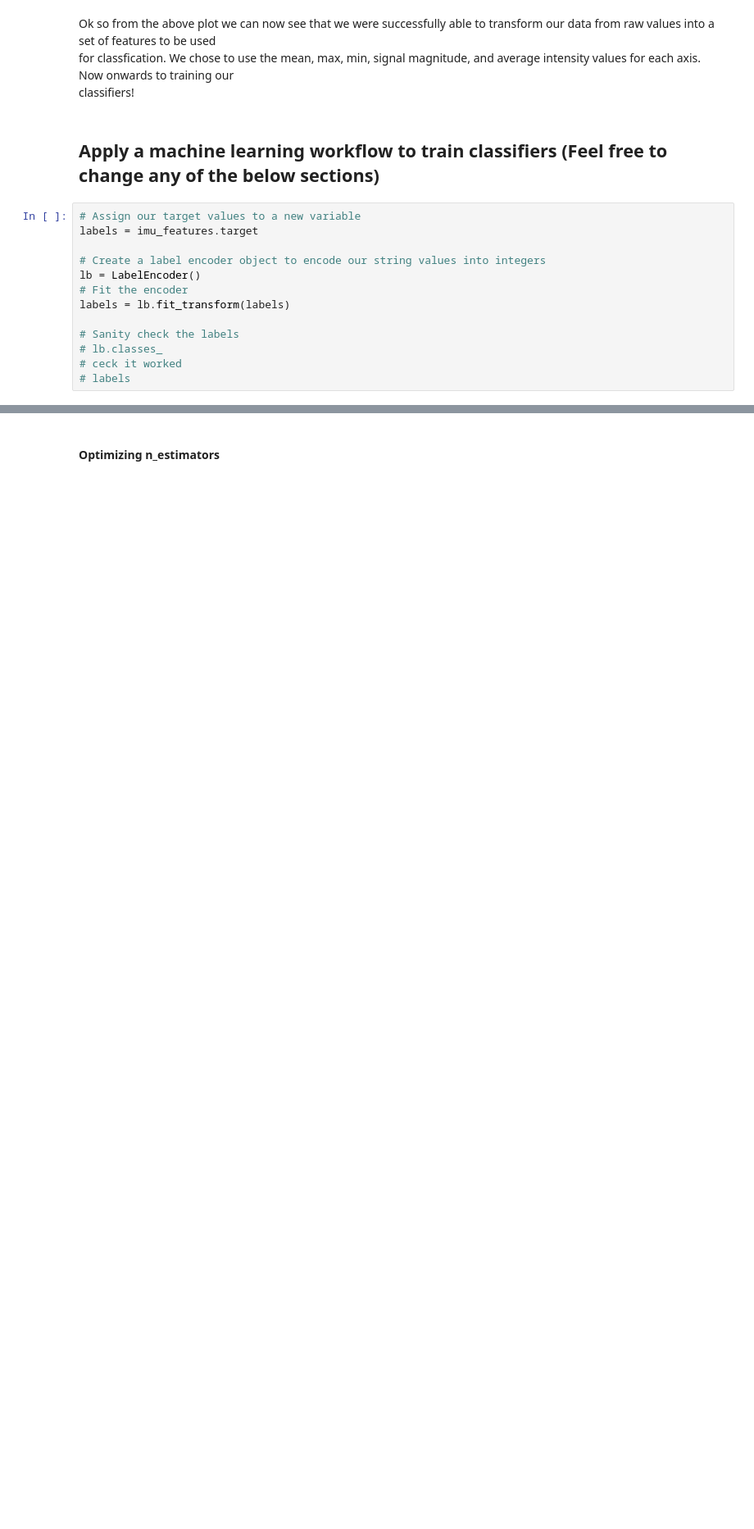
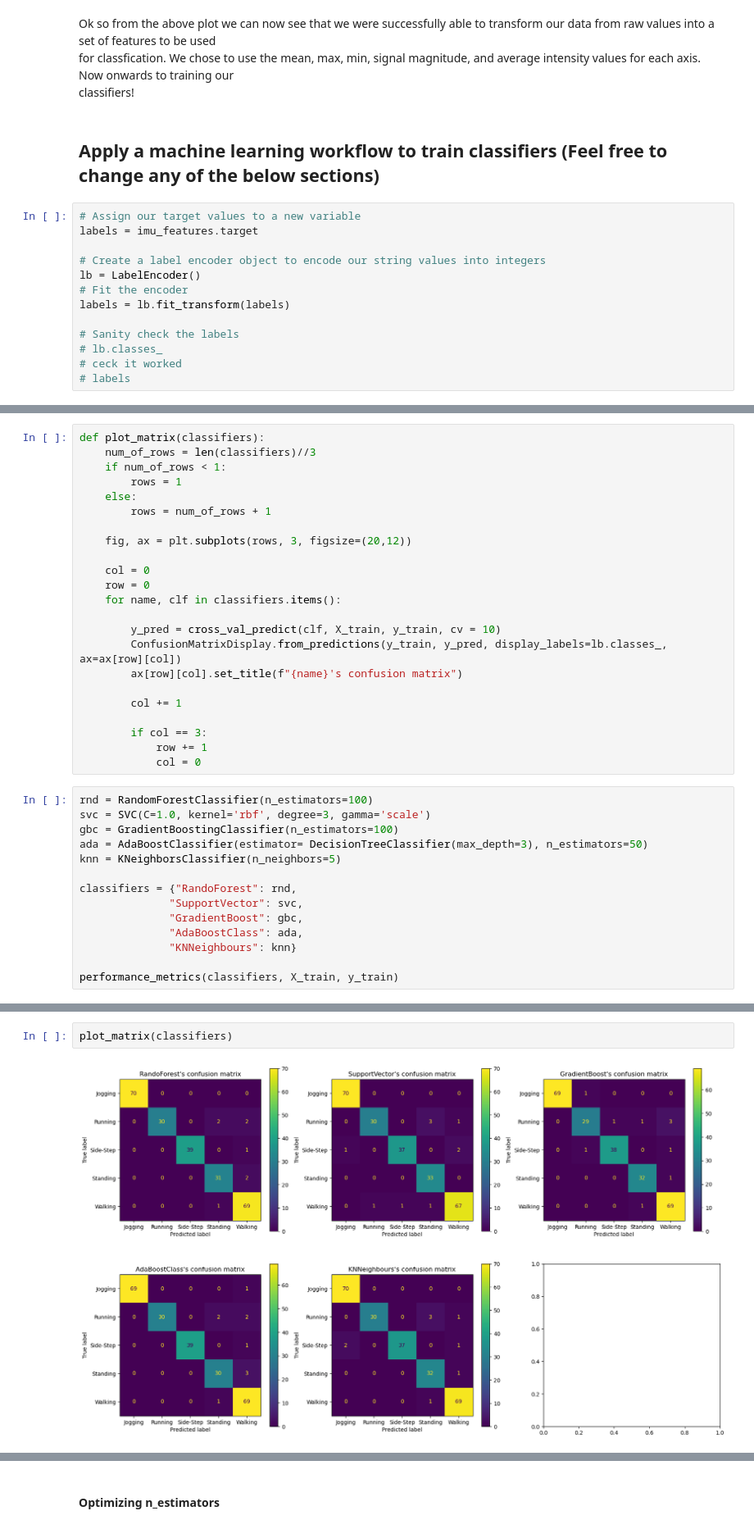
Before and after one commit to Mokoto-K/COSC102-assignment-3, a Jupyter notebook: assignment-3-Remake.ipynb, the cells around one changed output, grey strips where cells are left out. Shown at 82% size. Saved outputs shown, nothing was run; the diff lists cells and outputs as text; blank space fills up the shorter version.

```diff
--- a/assignment-3-Remake.ipynb
+++ b/assignment-3-Remake.ipynb
@@ -798,0 +805,37 @@ numpy.ndarray
+# %%
+def plot_matrix(classifiers):
+    num_of_rows = len(classifiers)//3
+    if num_of_rows < 1:
+        rows = 1
+    else:
+        rows = num_of_rows + 1
+
+    fig, ax = plt.subplots(rows, 3, figsize=(20,12))
+
+    col = 0
+    row = 0
+    for name, clf in classifiers.items():
+
+        y_pred = cross_val_predict(clf, X_train, y_train, cv = 10)
+        ConfusionMatrixDisplay.from_predictions(y_train, y_pred, display_labels=lb.classes_, ax=ax[row][col])
+        ax[row][col].set_title(f"{name}'s confusion matrix")
+
+        col += 1
+
+        if col == 3:
+            row += 1
+            col = 0
+# %%
+rnd = RandomForestClassifier(n_estimators=100)
+svc = SVC(C=1.0, kernel='rbf', degree=3, gamma='scale')
+gbc = GradientBoostingClassifier(n_estimators=100)
+ada = AdaBoostClassifier(estimator= DecisionTreeClassifier(max_depth=3), n_estimators=50)
+knn = KNeighborsClassifier(n_neighbors=5)
+
+classifiers = {"RandoForest": rnd,
+              "SupportVector": svc,
+              "GradientBoost": gbc,
+              "AdaBoostClass": ada,
+              "KNNeighbours": knn}
+
+performance_metrics(classifiers, X_train, y_train)
@@ -798,0 +848,4 @@ numpy.ndarray
+# %%
+plot_matrix(classifiers)
+# %% [output]
+[figure, added]
```
Also changed, not shown: parts of 35 cells of this notebook.
